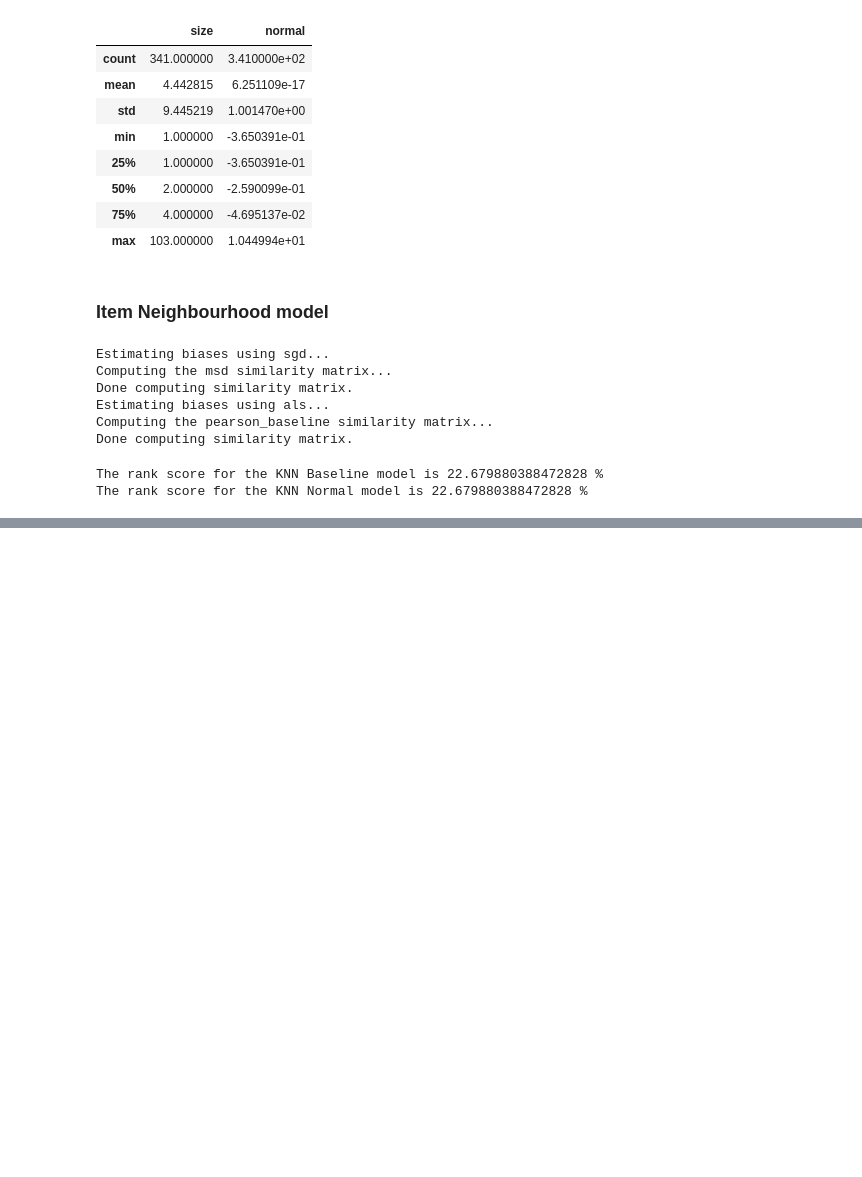
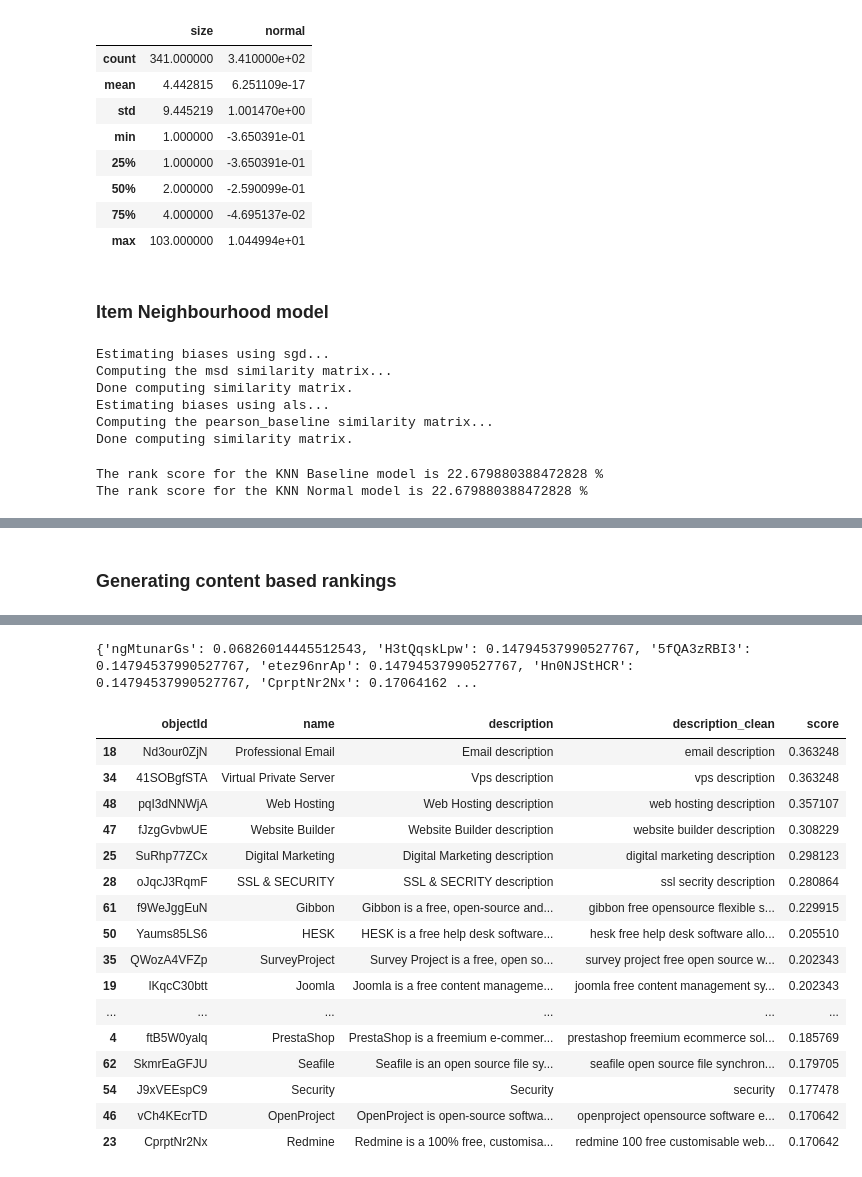
Before and after one commit to Roy7017/Recommenders, a Jupyter notebook: baseline.ipynb, the cells around one changed output, grey strips where cells are left out. Saved outputs shown, nothing was run; the diff lists cells and outputs as text; code cells hidden in the pictures; blank space fills up the shorter version.

```diff
--- a/baseline.ipynb
+++ b/baseline.ipynb
@@ -710,0 +799,3 @@ for user in users:
+# %%
+content_train_data.loc[:, ['description_clean']] = content_train_data['description'].apply(clean_text)
+content_service_df.loc[:, ['description_clean']] = content_service_df['description'].apply(clean_text)
@@ -710,0 +817,4 @@ for user in users:
+# %%
+tfidf = TfidfVectorizer(analyzer='word', ngram_range=(1,1), min_df=0, stop_words='english')
+tfidf_matrix = tfidf.fit_transform(content_service_df['description_clean'])
+cosine_similarities = cosine_similarity(tfidf_matrix, tfidf_matrix)
@@ -710,0 +825,9 @@ for user in users:
+# %%
+def get_knn(item_index: int, k:int = cosine_similarities.shape[0], cosine_similarities = cosine_similarities):
+    assert(item_index >= 0 and item_index < cosine_similarities.shape[0])
+    assert(k >= 0)
+    score_series = pd.Series(cosine_similarities[item_index]).sort_values(ascending=False)
+
+    top_k_indices = list(score_series.iloc[1: k+1].index)
+    top_k_scores = list(score_series.iloc[1: k+1].values)
+    return {index: score for index, score in zip(top_k_indices, top_k_scores)}
@@ -710,0 +869,29 @@ for user in users:
+# %% [markdown]
+### Generating content based rankings
+# %%
+def get_user_rankings(user_id, user_relations: pd.DataFrame) -> Dict:
+    user_items = user_relations['service'].values
+    item_scores = {}
+    for item in user_items:
+        iid = item_to_index[item]
+        nearest_indices = get_knn(item_index=iid, k=70, cosine_similarities=cosine_similarities)
+        nearest_items = {index_to_item[idx]: score for idx, score in nearest_indices.items()}
+        for neighbour_item in nearest_items:
+            if neighbour_item in item_scores.keys():
+                if item_scores[neighbour_item] < nearest_items[neighbour_item]:
+                    item_scores[neighbour_item] = nearest_items[neighbour_item]
+            else:
+                item_scores[neighbour_item] = nearest_items[neighbour_item]
+        # print(iid)
+        # print(nearest_indices)
+        # print('\n')
+    return item_scores
+# %%
+user_id = '0ULHUAAtf3'
+display(content_train_data[content_train_data['user'] == user_id].head(6))
+user_rankings = get_user_rankings(user_id, content_train_data[content_train_data['user'] == user_id])
+print(user_rankings)
+ranked = content_service_df[content_service_df['objectId'].isin(user_rankings.keys())].copy()
+ranked['score'] = ranked['objectId'].apply(lambda x: user_rankings[x])
+display(ranked.sort_values(by='score', ascending=False)[['objectId', 'name', 'description', 'description_clean', 'score']].head(20))
+# %% [output]
@@ -710,0 +905,18 @@ for user in users:
+{'ngMtunarGs': 0.06826014445512543, 'H3tQqskLpw': 0.14794537990527767, '5fQA3zRBI3': 0.14794537990527767, 'etez96nrAp': 0.14794537990527767, 'Hn0NJStHCR': 0.14794537990527767, 'CprptNr2Nx': 0.17064162 ...
+|  | objectId | name | description | description_clean | score |
+| 18 | Nd3our0ZjN | Professional Email | Email description | email description | 0.363248 |
+| 34 | 41SOBgfSTA | Virtual Private Server | Vps description | vps description | 0.363248 |
+| 48 | pqI3dNNWjA | Web Hosting | Web Hosting description | web hosting description | 0.357107 |
+| 47 | fJzgGvbwUE | Website Builder | Website Builder description | website builder description | 0.308229 |
+| 25 | SuRhp77ZCx | Digital Marketing | Digital Marketing description | digital marketing description | 0.298123 |
+| 28 | oJqcJ3RqmF | SSL & SECURITY | SSL & SECRITY description | ssl secrity description | 0.280864 |
+| 61 | f9WeJggEuN | Gibbon | Gibbon is a free, open-source and... | gibbon free opensource flexible s... | 0.229915 |
+| 50 | Yaums85LS6 | HESK | HESK is a free help desk software... | hesk free help desk software allo... | 0.205510 |
+| 35 | QWozA4VFZp | SurveyProject | Survey Project is a free, open so... | survey project free open source w... | 0.202343 |
+| 19 | lKqcC30btt | Joomla | Joomla is a free content manageme... | joomla free content management sy... | 0.202343 |
+| ... | ... | ... | ... | ... | ... |
+| 4 | ftB5W0yalq | PrestaShop | PrestaShop is a freemium e-commer... | prestashop freemium ecommerce sol... | 0.185769 |
+| 62 | SkmrEaGFJU | Seafile | Seafile is an open source file sy... | seafile open source file synchron... | 0.179705 |
+| 54 | J9xVEEspC9 | Security | Security | security | 0.177478 |
+| 46 | vCh4KEcrTD | OpenProject | OpenProject is open-source softwa... | openproject opensource software e... | 0.170642 |
+| 23 | CprptNr2Nx | Redmine | Redmine is a 100% free, customisa... | redmine 100 free customisable web... | 0.170642 |
```
Also changed, not shown: parts of 29 cells of this notebook.
